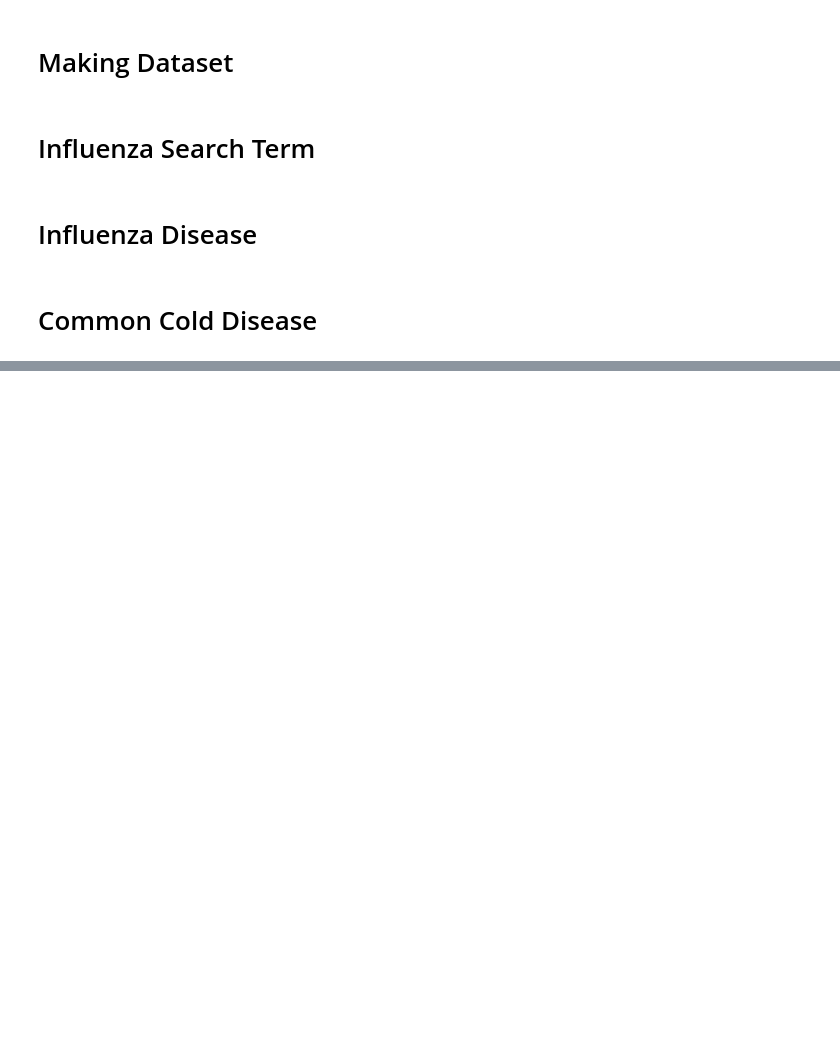
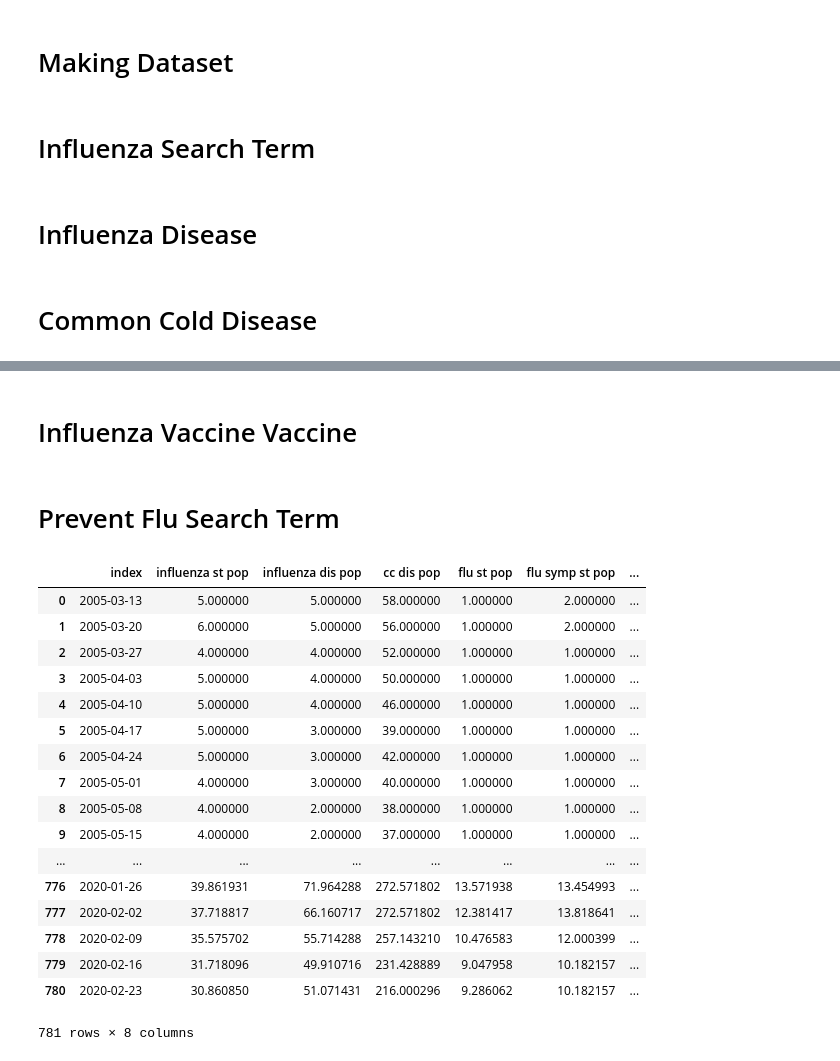
Before and after one commit to shreyaj1212/Influenza-Trends, a Jupyter notebook: 2020Consolidating Truth Data and Term Data.ipynb, the cells around one changed output, grey strips where cells are left out. Saved outputs shown, nothing was run; the diff lists cells and outputs as text; code cells hidden in the pictures; blank space fills up the shorter version.

```diff
--- a/2020Consolidating Truth Data and Term Data.ipynb
+++ b/2020Consolidating Truth Data and Term Data.ipynb
@@ -463,0 +592,46 @@ data = data.drop(columns=['todrop'])
+# %% [markdown]
+# Influenza Vaccine Vaccine
+# %%
+newname = 'influenza vaccine vacc pop'
+name = 'influenza-vaccine-vacc-'
+old = pd.read_csv('terms/2020/'+name+'3-7-10to3-7-15.csv')
+new = pd.read_csv('terms/2020/'+name+'3-1-15toprez.csv')
+old = old.drop('Week')
+new = new.drop('Week')
+old = old.rename(columns={'Category: All categories':newname})
+new = new.rename(columns={'Category: All categories':newname})
+old[newname] = old[newname].replace('<1','0')
+new[newname] = new[newname].replace('<1','0')
+new[newname] = pd.to_numeric(new[newname])
+old[newname] = pd.to_numeric(old[newname])
+new[newname] = normalize_col(newname,new,130.667) # normalizing it so that the last element in
+# old[newname] is the same as the first element in new[newname]
+# because both of these elements refer to the same week
+new = pd.concat([old,new])
+new = new.reset_index()
+new = new.drop(260)
+new = new.reset_index()
+new = new.drop(columns=['level_0'])
+
+#### ITERATION 2 OF CONCATENATION ####
+old = pd.read_csv('terms/2020/'+name+'3-13-05to3-13-10.csv')
+old = old.drop('Week')
+old = old.rename(columns={'Category: All categories':newname})
+old[newname] = old[newname].replace('<1','0')
+
+old[newname] = pd.to_numeric(old[newname])
+old = old.reset_index()
+new[newname] = normalize_col(newname,new,87.112) # normalizing it so that the last element in
+# old[newname] is the same as the first element in new[newname]
+# because both of these elements refer to the same week
+new = pd.concat([old,new])
+new = new.reset_index()
+new = new.drop(columns=['level_0'])
+new = new.drop(260)
+new = new.reset_index()
+new = new.drop(columns=['level_0'])
+new = new.rename(columns={'index':'todrop'})
+data = pd.concat([data,new],axis=1)
+data = data.drop(columns=['todrop'])
+# %% [markdown]
+# Prevent Flu Search Term
@@ -463,0 +682,21 @@ data = data.drop(columns=['todrop'])
+# %%
+data
+# %% [output]
+|  | index | influenza st pop | influenza dis pop | cc dis pop | flu st pop | flu symp st pop | ... |
+| 0 | 2005-03-13 | 5.000000 | 5.000000 | 58.000000 | 1.000000 | 2.000000 | ... |
+| 1 | 2005-03-20 | 6.000000 | 5.000000 | 56.000000 | 1.000000 | 2.000000 | ... |
+| 2 | 2005-03-27 | 4.000000 | 4.000000 | 52.000000 | 1.000000 | 1.000000 | ... |
+| 3 | 2005-04-03 | 5.000000 | 4.000000 | 50.000000 | 1.000000 | 1.000000 | ... |
+| 4 | 2005-04-10 | 5.000000 | 4.000000 | 46.000000 | 1.000000 | 1.000000 | ... |
+| 5 | 2005-04-17 | 5.000000 | 3.000000 | 39.000000 | 1.000000 | 1.000000 | ... |
+| 6 | 2005-04-24 | 5.000000 | 3.000000 | 42.000000 | 1.000000 | 1.000000 | ... |
+| 7 | 2005-05-01 | 4.000000 | 3.000000 | 40.000000 | 1.000000 | 1.000000 | ... |
+| 8 | 2005-05-08 | 4.000000 | 2.000000 | 38.000000 | 1.000000 | 1.000000 | ... |
+| 9 | 2005-05-15 | 4.000000 | 2.000000 | 37.000000 | 1.000000 | 1.000000 | ... |
+| ... | ... | ... | ... | ... | ... | ... | ... |
+| 776 | 2020-01-26 | 39.861931 | 71.964288 | 272.571802 | 13.571938 | 13.454993 | ... |
+| 777 | 2020-02-02 | 37.718817 | 66.160717 | 272.571802 | 12.381417 | 13.818641 | ... |
+| 778 | 2020-02-09 | 35.575702 | 55.714288 | 257.143210 | 10.476583 | 12.000399 | ... |
+| 779 | 2020-02-16 | 31.718096 | 49.910716 | 231.428889 | 9.047958 | 10.182157 | ... |
+| 780 | 2020-02-23 | 30.860850 | 51.071431 | 216.000296 | 9.286062 | 10.182157 | ... |
+781 rows × 8 columns
```
Also changed, not shown: parts of 12 cells of this notebook, 8 other files.
